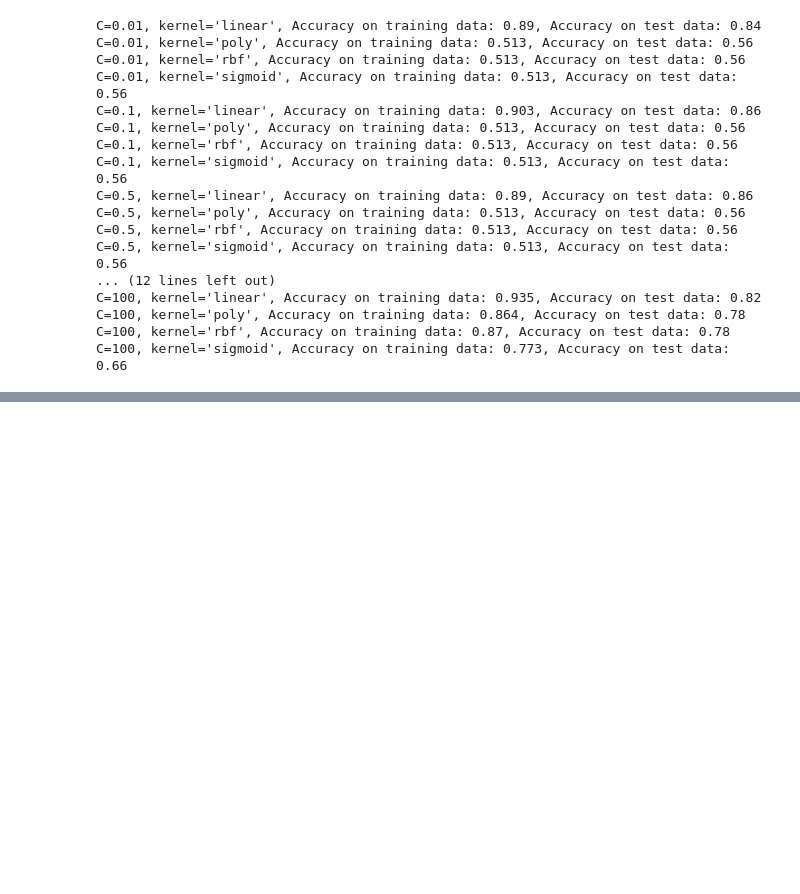
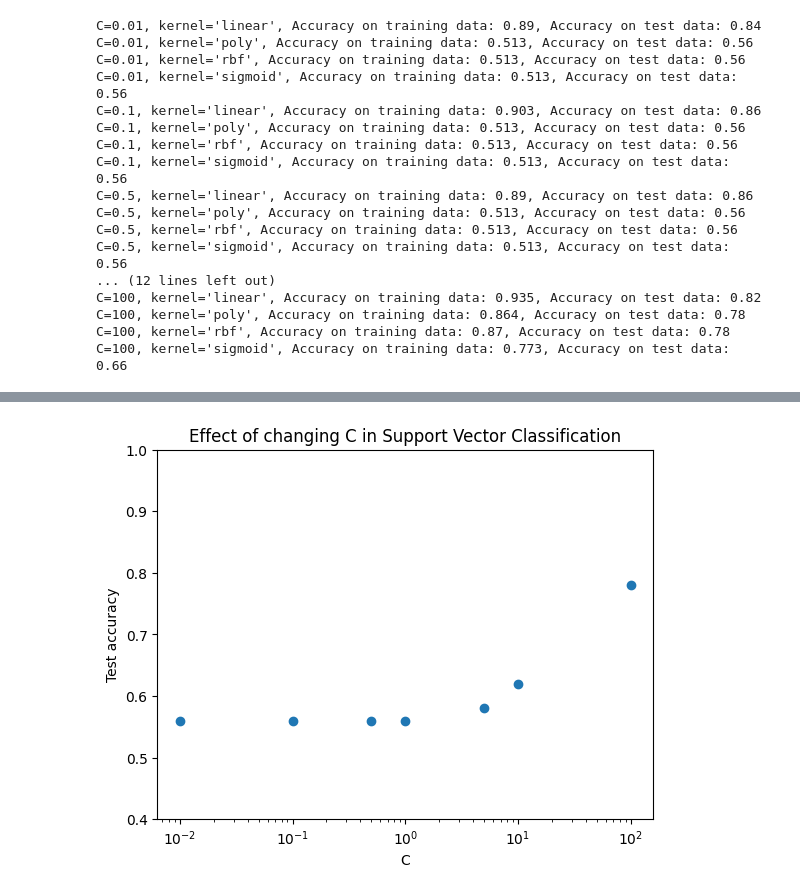
Before and after one commit to MichaelMcCarey/WildfiresProject, a Jupyter notebook: WildfiresProject.ipynb, the cells around one changed output, grey strips where cells are left out. Saved outputs shown, nothing was run; the diff lists cells and outputs as text; code cells hidden in the pictures; blank space fills up the shorter version.

```diff
--- a/WildfiresProject.ipynb
+++ b/WildfiresProject.ipynb
@@ -201,6 +213,7 @@ Accuracy on test data: 0.56
 # tune hyperparameters
 C_values = [0.01, 0.1, 0.5, 1, 5, 10, 100]
 kernels = ['linear', 'poly', 'rbf', 'sigmoid']
+SVC_chart = []
 
 for c in C_values:
   for kernel in kernels:
@@ -208,6 +221,7 @@ for c in C_values:
     model.fit(X_training, y_training)
     accuracy_training = metrics.accuracy_score(y_training, model.predict(X_training))
     accuracy_test = metrics.accuracy_score(y_test, model.predict(X_test))
+    SVC_chart.append([c, kernel, accuracy_training, accuracy_test])
     print(f"C={c}, kernel='{kernel}', Accuracy on training data: {round(accuracy_training,3)}, Accuracy on test data: {round(accuracy_test,3)}")
 # %% [output]
 C=0.01, kernel='linear', Accuracy on training data: 0.89, Accuracy on test data: 0.84
@@ -231,0 +244,4 @@ Best results: C = 10, kernal = linear
+# %%
+SVC_chart = pd.DataFrame(SVC_chart, columns=['C', 'kernel', 'Training accuracy', 'Test accuracy']) # gives column names
+SVC_chart = SVC_chart.sort_values(by=['Test accuracy'], ascending=False) # so the highest test accuracy is at the top
+SVC_chart
@@ -231,0 +266,13 @@ Best results: C = 10, kernal = linear
+# %%
+# to show effect of changing C with a constant kernel with default = 'rbf'
+SVC_chart_C =  SVC_chart[SVC_chart['kernel'] == 'rbf']
+# create bar chart
+plt.scatter(SVC_chart_C['C'], SVC_chart_C['Test accuracy'])
+plt.xlabel('C')
+plt.xscale('log') # doing this to better scale the plot even though it will cause x axis labels to be different
+plt.ylabel('Test accuracy')
+plt.ylim(.4, 1)
+plt.title('Effect of changing C in Support Vector Classification')
+plt.show()
+# %% [output]
+[figure, added]
```
Also changed, not shown: parts of 10 cells of this notebook.
